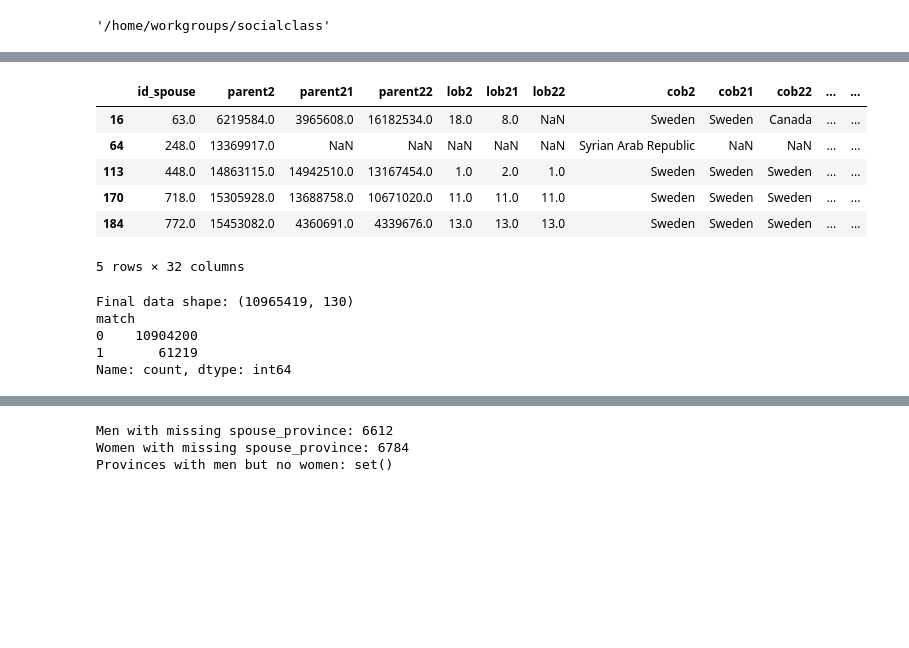
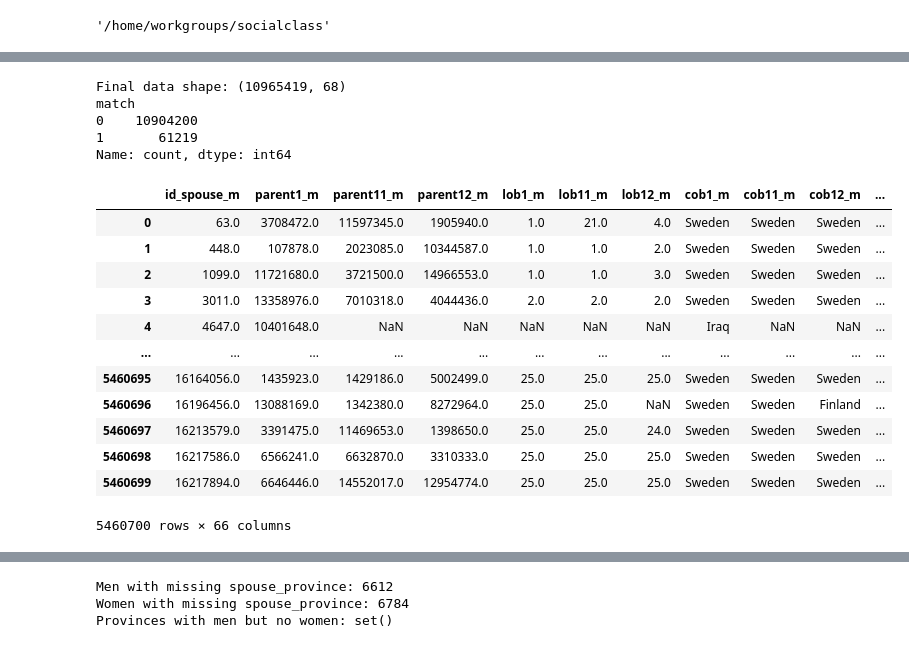
Before and after one commit to sabourikenari/Social-Class-Marriage-Market, a Jupyter notebook: analysis/A1_1_master.ipynb, the cells around one changed output, grey strips where cells are left out. Saved outputs shown, nothing was run; the diff lists cells and outputs as text; code cells hidden in the pictures; blank space fills up the shorter version.

Commit message:
changed the negative sample construction

```diff
--- a/analysis/A1_1_master.ipynb
+++ b/analysis/A1_1_master.ipynb
@@ -40,13 +20,3 @@ men_df.head()
-# %%
-women_df.head()
-# %% [output]
-|  | id_spouse | parent2 | parent21 | parent22 | lob2 | lob21 | lob22 | cob2 | cob21 | cob22 | ... | ... |
-| 16 | 63.0 | 6219584.0 | 3965608.0 | 16182534.0 | 18.0 | 8.0 | NaN | Sweden | Sweden | Canada | ... | ... |
-| 64 | 248.0 | 13369917.0 | NaN | NaN | NaN | NaN | NaN | Syrian Arab Republic | NaN | NaN | ... | ... |
-| 113 | 448.0 | 14863115.0 | 14942510.0 | 13167454.0 | 1.0 | 2.0 | 1.0 | Sweden | Sweden | Sweden | ... | ... |
-| 170 | 718.0 | 15305928.0 | 13688758.0 | 10671020.0 | 11.0 | 11.0 | 11.0 | Sweden | Sweden | Sweden | ... | ... |
-| 184 | 772.0 | 15453082.0 | 4360691.0 | 4339676.0 | 13.0 | 13.0 | 13.0 | Sweden | Sweden | Sweden | ... | ... |
-5 rows × 32 columns
 # %%
 import pandas as pd
 import numpy as np
@@ -59,10 +29,13 @@ rng = np.random.default_rng(42)
 men_df_clean = men_df.drop(columns=['t_match'], errors='ignore')
 women_df_clean = women_df.drop(columns=['t_match'], errors='ignore')
 
+# Build fully-featured positive pairs with consistent suffixes
+men_sfx = men_df_clean.add_suffix('_m').rename(columns={'id_spouse_m': 'id_spouse'})
+women_sfx = women_df_clean.add_suffix('_w').rename(columns={'id_spouse_w': 'id_spouse'})
 true_pairs_full = (
-    true_pairs
-    .merge(men_df_clean, on='id_spouse', suffixes=('', '_m'))
-    .merge(women_df_clean, on='id_spouse', suffixes=('_m', '_w'))
+    true_pairs[['id_spouse']]
+    .merge(men_sfx, on='id_spouse', how='left')
+    .merge(women_sfx, on='id_spouse', how='left')
 )
 true_pairs_full['match'] = 1
 
@@ -76,18 +49,35 @@ women_with_spouseprov = women_df.merge(
     true_pairs[['id_spouse', 'lan1']], on='id_spouse', how='left'
 ).rename(columns={'lan1': 'spouse_province'})
 
-# --- Step 3. Efficient vectorized sampling ---
-def sample_negatives(df_source, df_target, province_col, target_province_col, K):
-    """Sample K random opposite-sex individuals from same province."""
+# --- Step 3. Efficient vectorized sampling with suffixes ---
+def sample_negatives(
+    df_source,
+    df_target,
+    province_col,
+    target_province_col,
+    K,
+    source_suffix,
+    target_suffix,
+):
+    """Sample K random opposite-sex individuals from same province and suffix columns.
+    Returns a dataframe with columns suffixed as *_m for source side and *_w for target side (or vice versa),
+    plus a 'match' column set to 0.
+    """
     samples = []
     for prov, group_source in df_source.groupby(province_col):
         pool = df_target[df_target[target_province_col] == prov]
-        if pool.empty:
+        if pool.empty or len(group_source) == 0:
             continue
+        # Sample target side with replacement to match K per source row
         idx = rng.choice(pool.index, size=K * len(group_source), replace=True)
         sampled = pool.loc[idx].reset_index(drop=True)
-        repeated = group_source.loc[group_source.index.repeat(K)].reset_index(drop=True)
-        pairs = pd.concat([repeated.add_suffix('_m'), sampled.add_suffix('_w')], axis=1)
+        # Repeat source rows K times without index issues
+        repeated = pd.concat([group_source] * K, ignore_index=True)
+        # Apply suffixes to avoid duplicate column names
+        repeated = repeated.add_suffix(source_suffix)
+        sampled = sampled.add_suffix(target_suffix)
+        # Combine sides column-wise
+        pairs = pd.concat([repeated, sampled], axis=1)
         pairs['match'] = 0
         samples.append(pairs)
     return pd.concat(samples, ignore_index=True) if samples else pd.DataFrame()
@@ -99,7 +89,9 @@ neg_from_men = sample_negatives(
     df_target=women_df,
     province_col='spouse_province',
     target_province_col='lan2',
-    K=K
+    K=K,
+    source_suffix='_m',
+    target_suffix='_w',
 )
 
 # women-based negatives: men from same province as woman's actual husband
@@ -108,13 +100,10 @@ neg_from_women = sample_negatives(
     df_target=men_df,
     province_col='spouse_province',
     target_province_col='lan1',
-    K=K
+    K=K,
+    source_suffix='_w',
+    target_suffix='_m',
 )
-
-# Fix column name symmetry
-neg_from_women = neg_from_women.rename(columns=lambda c: c.replace('_w', '_tmp') if c.endswith('_w') else c)
-neg_from_women = neg_from_women.rename(columns=lambda c: c.replace('_m', '_w') if c.endswith('_m') else c)
-neg_from_women = neg_from_women.rename(columns=lambda c: c.replace('_tmp', '_m') if c.endswith('_tmp') else c)
 
 # --- Step 5. Combine all ---
 all_pairs = pd.concat([true_pairs_full, neg_from_men, neg_from_women], ignore_index=True)
@@ -125,8 +114,24 @@ print(all_pairs['match'].value_counts())
 # Optional: save
 # all_pairs.to_parquet("marriage_pairs_for_xgb.parquet")
 # %% [output]
-Final data shape: (10965419, 130)
+Final data shape: (10965419, 68)
 match
 0    10904200
 1       61219
 Name: count, dtype: int64
+# %%
+neg_from_men
+# %% [output]
+|  | id_spouse_m | parent1_m | parent11_m | parent12_m | lob1_m | lob11_m | lob12_m | cob1_m | cob11_m | cob12_m | ... |
+| 0 | 63.0 | 3708472.0 | 11597345.0 | 1905940.0 | 1.0 | 21.0 | 4.0 | Sweden | Sweden | Sweden | ... |
+| 1 | 448.0 | 107878.0 | 2023085.0 | 10344587.0 | 1.0 | 1.0 | 2.0 | Sweden | Sweden | Sweden | ... |
+| 2 | 1099.0 | 11721680.0 | 3721500.0 | 14966553.0 | 1.0 | 1.0 | 3.0 | Sweden | Sweden | Sweden | ... |
+| 3 | 3011.0 | 13358976.0 | 7010318.0 | 4044436.0 | 2.0 | 2.0 | 2.0 | Sweden | Sweden | Sweden | ... |
+| 4 | 4647.0 | 10401648.0 | NaN | NaN | NaN | NaN | NaN | Iraq | NaN | NaN | ... |
+| ... | ... | ... | ... | ... | ... | ... | ... | ... | ... | ... | ... |
+| 5460695 | 16164056.0 | 1435923.0 | 1429186.0 | 5002499.0 | 25.0 | 25.0 | 25.0 | Sweden | Sweden | Sweden | ... |
+| 5460696 | 16196456.0 | 13088169.0 | 1342380.0 | 8272964.0 | 25.0 | 25.0 | NaN | Sweden | Sweden | Finland | ... |
+| 5460697 | 16213579.0 | 3391475.0 | 11469653.0 | 1398650.0 | 25.0 | 25.0 | 24.0 | Sweden | Sweden | Sweden | ... |
+| 5460698 | 16217586.0 | 6566241.0 | 6632870.0 | 3310333.0 | 25.0 | 25.0 | 25.0 | Sweden | Sweden | Sweden | ... |
+| 5460699 | 16217894.0 | 6646446.0 | 14552017.0 | 12954774.0 | 25.0 | 25.0 | 25.0 | Sweden | Sweden | Sweden | ... |
+5460700 rows × 66 columns
```
Also changed, not shown: parts of 11 cells of this notebook, 1 other file.
